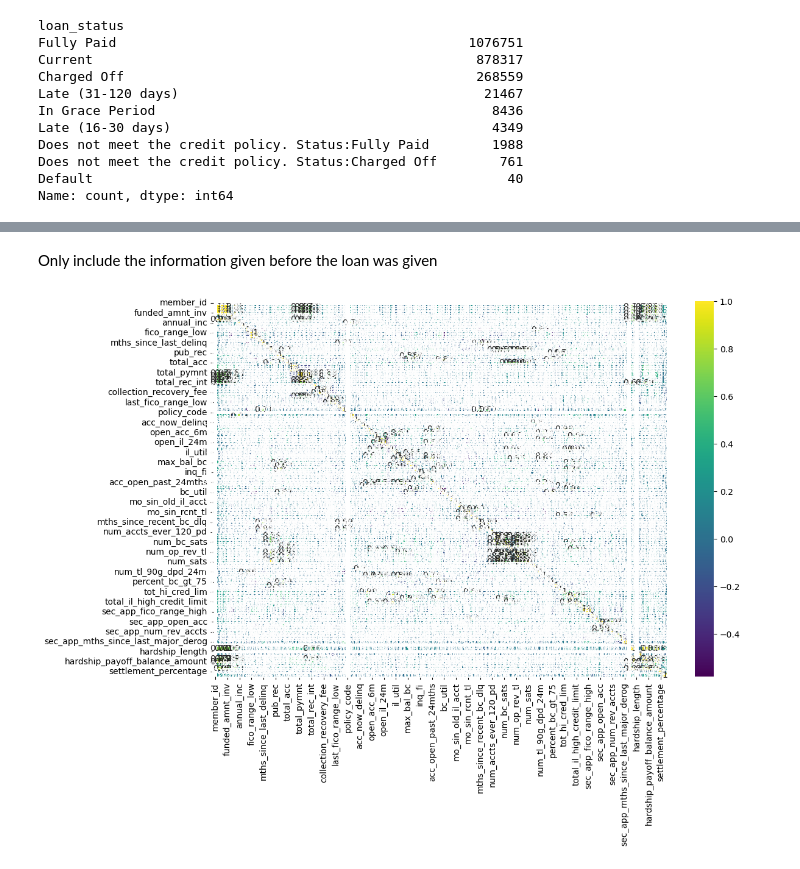
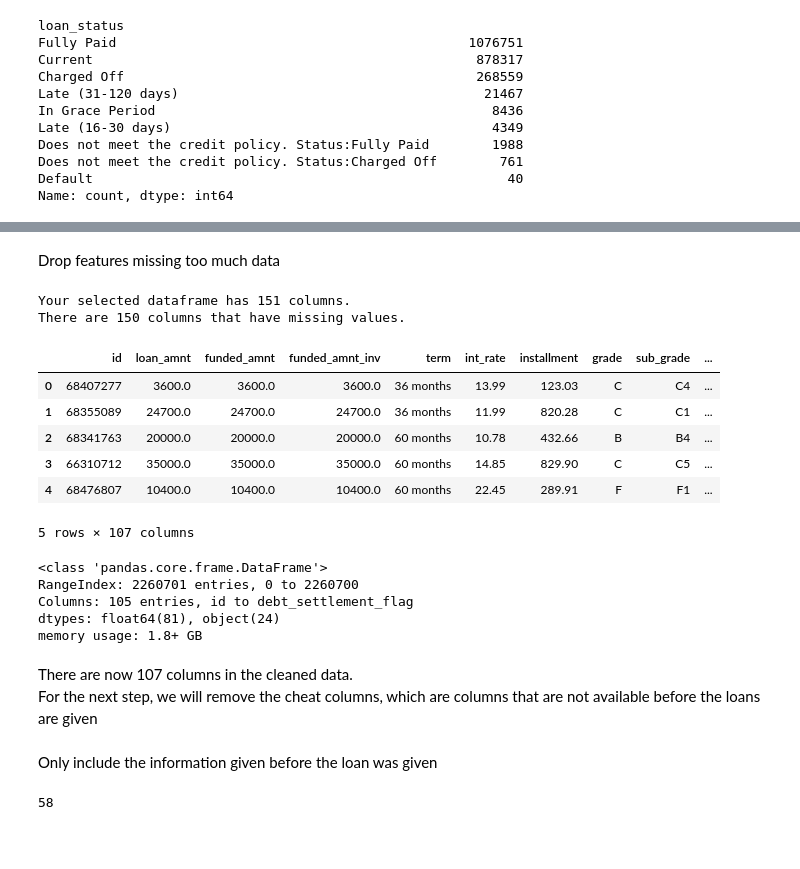
Before and after one commit to sontheteacher/Credit-Risk-Prediction, a Jupyter notebook: notebooks/EDA.ipynb, the cells around one changed output, grey strips where cells are left out. Drawn from its saved outputs; the diff is of its cells as text; code cells hidden in the pictures; blank space fills up the shorter version.

```diff
--- a/notebooks/EDA.ipynb
+++ b/notebooks/EDA.ipynb
@@ -98,12 +136,36 @@ len(accepted_data.columns)
+# %% [markdown]
+Drop features missing too much data
+# %%
+cleaned_accepted_data = prp.drop_missing_features(accepted_data, threshold=0.40)
+# %% [output]
+Your selected dataframe has 151 columns.
+There are 150 columns that have missing values.
+# %%
+cleaned_accepted_data.head()
+# %% [output]
+|  | id | loan_amnt | funded_amnt | funded_amnt_inv | term | int_rate | installment | grade | sub_grade | ... |
+| 0 | 68407277 | 3600.0 | 3600.0 | 3600.0 | 36 months | 13.99 | 123.03 | C | C4 | ... |
+| 1 | 68355089 | 24700.0 | 24700.0 | 24700.0 | 36 months | 11.99 | 820.28 | C | C1 | ... |
+| 2 | 68341763 | 20000.0 | 20000.0 | 20000.0 | 60 months | 10.78 | 432.66 | B | B4 | ... |
+| 3 | 66310712 | 35000.0 | 35000.0 | 35000.0 | 60 months | 14.85 | 829.90 | C | C5 | ... |
+| 4 | 68476807 | 10400.0 | 10400.0 | 10400.0 | 60 months | 22.45 | 289.91 | F | F1 | ... |
+5 rows × 107 columns
+# %%
+cleaned_accepted_data.info()
+# %% [output]
+<class 'pandas.core.frame.DataFrame'>
+RangeIndex: 2260701 entries, 0 to 2260700
+Columns: 105 entries, id to debt_settlement_flag
+dtypes: float64(81), object(24)
+memory usage: 1.8+ GB
+# %% [markdown]
+There are now 107 columns in the cleaned data. <br>
+For the next step, we will remove the cheat columns, which are columns that are not available before the loans are given
 # %% [markdown]
 Only include the information given before the loan was given
 # %%
 #drop_list = ['acc_now_delinq', 'acc_open_past_24mths', 'avg_cur_bal', 'bc_open_to_buy', 'bc_util', 'chargeoff_within_12_mths', 'collection_recovery_fee', 'collections_12_mths_ex_med', 'debt_settlement_flag', 'delinq_2yrs', 'delinq_amnt', 'disbursement_method', 'funded_amnt', 'funded_amnt_inv', 'hardship_flag', 'inq_last_6mths', 'last_credit_pull_d', 'last_fico_range_high', 'last_fico_range_low', 'last_pymnt_amnt', 'last_pymnt_d', 'mo_sin_rcnt_rev_tl_op', 'mo_sin_rcnt_tl', 'mths_since_recent_bc', 'mths_since_recent_inq', 'num_accts_ever_120_pd', 'num_actv_bc_tl', 'num_actv_rev_tl', 'num_bc_sats', 'num_bc_tl', 'num_il_tl', 'num_op_rev_tl', 'num_rev_accts', 'num_rev_tl_bal_gt_0', 'num_sats', 'num_tl_120dpd_2m', 'num_tl_30dpd', 'num_tl_90g_dpd_24m', 'num_tl_op_past_12m',  'out_prncp', 'out_prncp_inv', 'pct_tl_nvr_dlq', 'percent_bc_gt_75', 'pymnt_plan', 'recoveries', 'tax_liens', 'tot_coll_amt', 'tot_cur_bal', 'tot_hi_cred_lim', 'total_bal_ex_mort', 'total_bc_limit', 'total_il_high_credit_limit', 'total_pymnt', 'total_pymnt_inv', 'total_rec_int', 'total_rec_late_fee', 'total_rec_prncp', 'total_rev_hi_lim', 'open_acc_6m', 'open_act_il', 'open_il_12m', 'open_il_24m', 'mths_since_rcnt_il', 'total_bal_il', 'il_util', 'open_rv_12m', 'open_rv_24m', 'max_bal_bc', 'all_util', 'inq_fi', 'total_cu_tl', 'inq_last_12m']
 drop_list = ['acc_now_delinq', 'acc_open_past_24mths', 'avg_cur_bal', 'bc_open_to_buy', 'bc_util', 'chargeoff_within_12_mths', 'collection_recovery_fee', 'collections_12_mths_ex_med', 'debt_settlement_flag', 'delinq_2yrs', 'delinq_amnt', 'disbursement_method', 'funded_amnt', 'funded_amnt_inv', 'hardship_flag', 'inq_last_6mths', 'last_credit_pull_d', 'last_fico_range_high', 'last_fico_range_low', 'last_pymnt_amnt', 'last_pymnt_d', 'mo_sin_rcnt_rev_tl_op', 'mo_sin_rcnt_tl', 'mths_since_recent_bc', 'mths_since_recent_inq', 'num_accts_ever_120_pd', 'num_actv_bc_tl', 'num_actv_rev_tl', 'num_bc_sats', 'num_bc_tl', 'num_il_tl', 'num_op_rev_tl', 'num_rev_accts', 'num_rev_tl_bal_gt_0', 'num_sats', 'num_tl_120dpd_2m', 'num_tl_30dpd', 'num_tl_90g_dpd_24m', 'num_tl_op_past_12m',  'out_prncp', 'out_prncp_inv', 'pct_tl_nvr_dlq', 'percent_bc_gt_75', 'pymnt_plan', 'recoveries', 'tax_liens', 'tot_coll_amt', 'tot_cur_bal', 'tot_hi_cred_lim', 'total_bal_ex_mort', 'total_bc_limit', 'total_il_high_credit_limit', 'total_pymnt', 'total_pymnt_inv', 'total_rec_int', 'total_rec_late_fee', 'total_rec_prncp', 'total_rev_hi_lim']
+len(drop_list)
+# %% [output]
+58
-# %%
-plt.figure(figsize=(12, 8))
-numeric_data = accepted_data.select_dtypes(include=[np.number])
-sns.heatmap(numeric_data.iloc[:, :30].corr(), annot=True, cmap='viridis')
-plt.show()
-# %% [output]
-[figure, removed]
```
Also changed, not shown: parts of 15 cells of this notebook.
